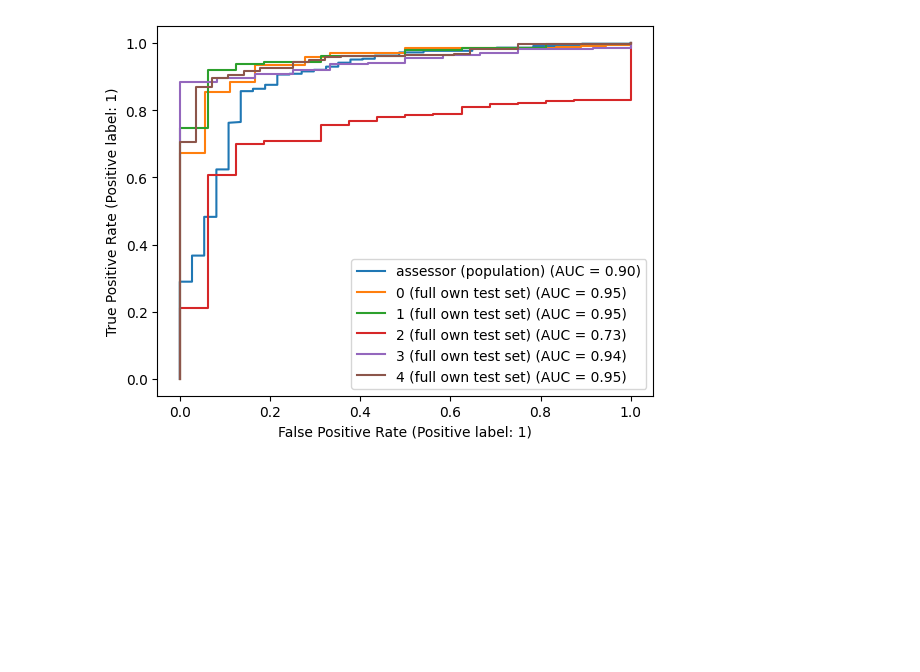
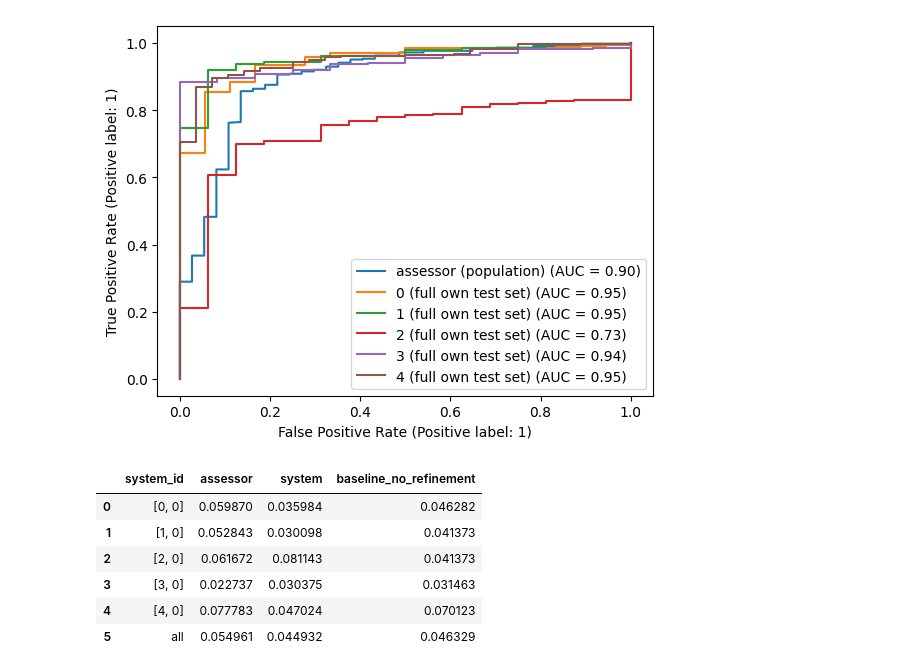
Before and after one commit to wschella/ilsp, a Jupyter notebook: notebooks/analyse.ipynb, the cells around one changed output. Drawn from its saved outputs; the diff is of its cells as text; code cells hidden in the pictures; blank space fills up the shorter version.

Commit message:
Report brier scores

```diff
--- a/notebooks/analyse.ipynb
+++ b/notebooks/analyse.ipynb
@@ -52,3 +52,52 @@ roc
 # %% [output]
 <sklearn.metrics._plot.roc_curve.RocCurveDisplay at 0x...>
 [figure]
+# %%
+import json
+
+import pandas as pd
+import numpy as np
+import matplotlib.pyplot as plt
+import sklearn.metrics as metrics
+
+import assessors.report as rr
+
+df = pd.read_csv("artifacts/results/segment_default_k5_wln20/results.csv")
+df_system = pd.read_csv("artifacts/results/segment_default_k5_wln20/system_results.csv")
+df = rr.wrap.as_classification_with_binary_reward(df)
+df_system.syst_prediction = df_system.syst_prediction.map(lambda s: np.array(json.loads(s)))
+
+systems = sorted(df.syst_features.unique())
+per_system = [df.loc[df.syst_features == system] for system in systems]
+per_system2 = [df_system.loc[df_system.syst_features == system] for system in systems]
+
+conf = lambda pred: np.max(pred, axis=1)[0]
+
+brier = pd.DataFrame()
+brier['system_id'] = systems
+brier['assessor'] = [metrics.brier_score_loss(df.syst_pred_score, df.asss_prediction)
+                     for df in per_system]
+brier['system'] = [metrics.brier_score_loss(df.syst_pred_score, df.syst_prediction.map(conf))
+                   for df in per_system2]
+brier['baseline_no_refinement'] = [metrics.brier_score_loss(
+    df.syst_pred_score,
+    len(df) * [df.syst_pred_score.mean()])
+    for df in per_system2]
+
+brier = brier.append({
+    'system_id': 'all',
+    'system': metrics.brier_score_loss(df_system.syst_pred_score, df_system.syst_prediction.map(conf)),
+    'assessor': metrics.brier_score_loss(df.syst_pred_score, df.asss_prediction),
+    'baseline_no_refinement': metrics.brier_score_loss(
+        df_system.syst_pred_score, len(df_system) * [df_system.syst_pred_score.mean()])
+}, ignore_index=True)
+
+brier
+# %% [output]
+|  | system_id | assessor | system | baseline_no_refinement |
+| 0 | [0, 0] | 0.059870 | 0.035984 | 0.046282 |
+| 1 | [1, 0] | 0.052843 | 0.030098 | 0.041373 |
+| 2 | [2, 0] | 0.061672 | 0.081143 | 0.041373 |
+| 3 | [3, 0] | 0.022737 | 0.030375 | 0.031463 |
+| 4 | [4, 0] | 0.077783 | 0.047024 | 0.070123 |
+| 5 | all | 0.054961 | 0.044932 | 0.046329 |
```
Also changed, not shown: 3 other files.
